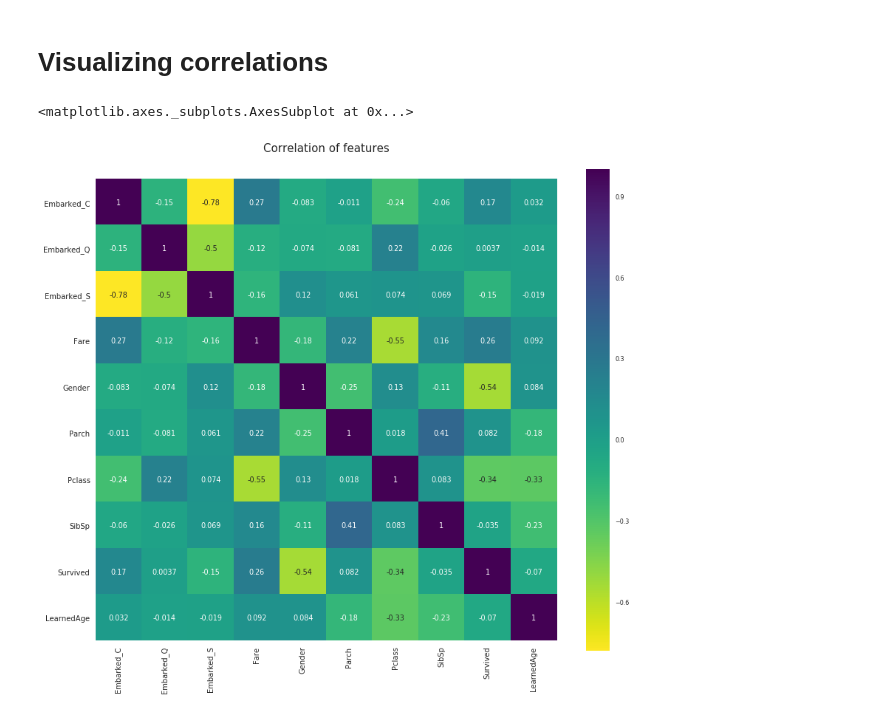
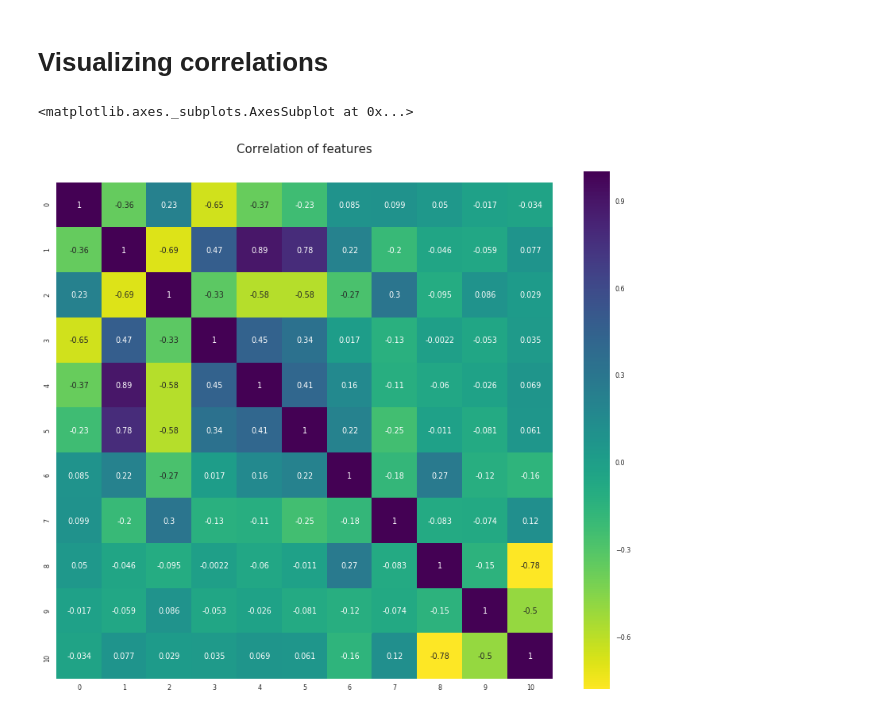
Before and after one commit to ichko/ml-playground, a Jupyter notebook: playground/titanic-hw.ipynb, the cells around one changed output. Drawn from its saved outputs; the diff is of its cells as text; code cells hidden in the pictures.

```diff
--- a/playground/titanic-hw.ipynb
+++ b/playground/titanic-hw.ipynb
@@ -253,0 +252,42 @@ Age inplant model score: [ 0.31328391  0.20791183  0.20122054]
+# %%
+transformer = Pipeline([
+    ('union', FeatureUnion([
+        ('age', Pipeline([
+            ('select', ItemSelector('LearnedAge')),
+            ('scaler', StandardScaler()),
+        ])),
+        ('family_size', Pipeline([
+            ('select', ItemSelector('FamilySize')),
+            ('scaler', StandardScaler()),
+        ])),
+        ('is_alone', Pipeline([
+            ('select', ItemSelector('IsAlone')),
+        ])),
+        ('is_child', Pipeline([
+            ('select', ItemSelector('IsChild')),
+        ])),
+        ('sibsp', Pipeline([
+            ('select', ItemSelector('SibSp')),
+            ('scaler', StandardScaler()),
+        ])),
+        ('parch', Pipeline([
+            ('select', ItemSelector('Parch')),
+            ('scaler', StandardScaler()),
+        ])),
+        ('Fare', Pipeline([
+            ('select', ItemSelector('Fare')),
+            ('scaler', StandardScaler()),
+        ])),
+        ('gender', Pipeline([
+            ('select', ItemSelector('Sex')),
+            ('imputer', StringImputer()),
+            ('encoder', StringLabelBinerizer()),
+        ])),
+        ('embarked', Pipeline([
+            ('select', ItemSelector('Embarked')),
+            ('imputer', StringImputer()),
+            ('encoder', StringLabelBinerizer()),
+        ])),
+    ])),
+])
+transformed_train = pd.DataFrame(transformer.fit_transform(train.drop(['Survived'], 1)))
@@ -270,8 +323,8 @@ mapped_train.describe()
 # %%
 plt.figure(figsize=(14, 12))
 plt.title('Correlation of features', y=1.05, size=15)
 sns.set(font_scale=0.8)
-sns.heatmap(mapped_train.astype(float).corr(), square=True, annot=True, cmap=plt.cm.viridis_r)
+sns.heatmap(transformed_train.astype(float).corr(), square=True, annot=True, cmap=plt.cm.viridis_r)
 # %% [output]
 <matplotlib.axes._subplots.AxesSubplot at 0x...>
-[figure, old version]
+[figure, new version]
```
Also changed, not shown: parts of 36 cells of this notebook, 12 other files.
